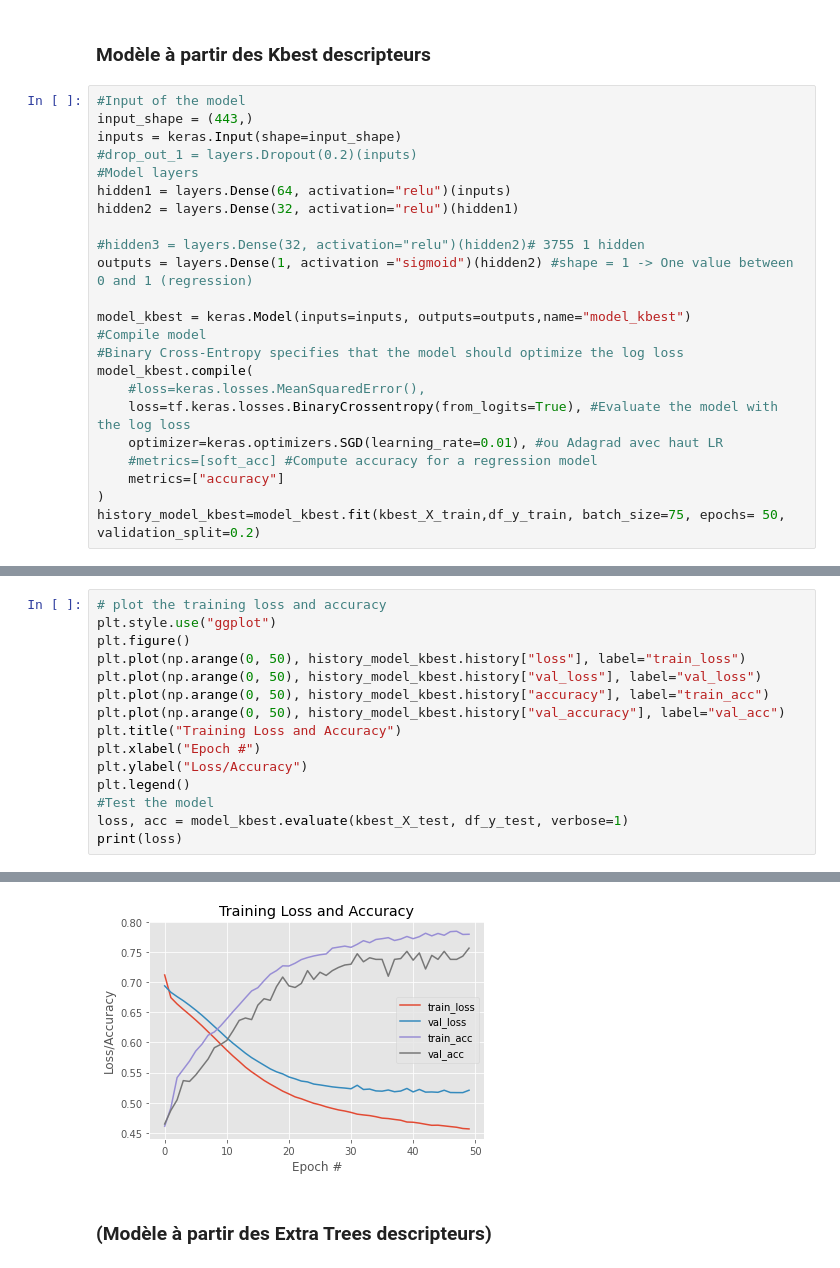
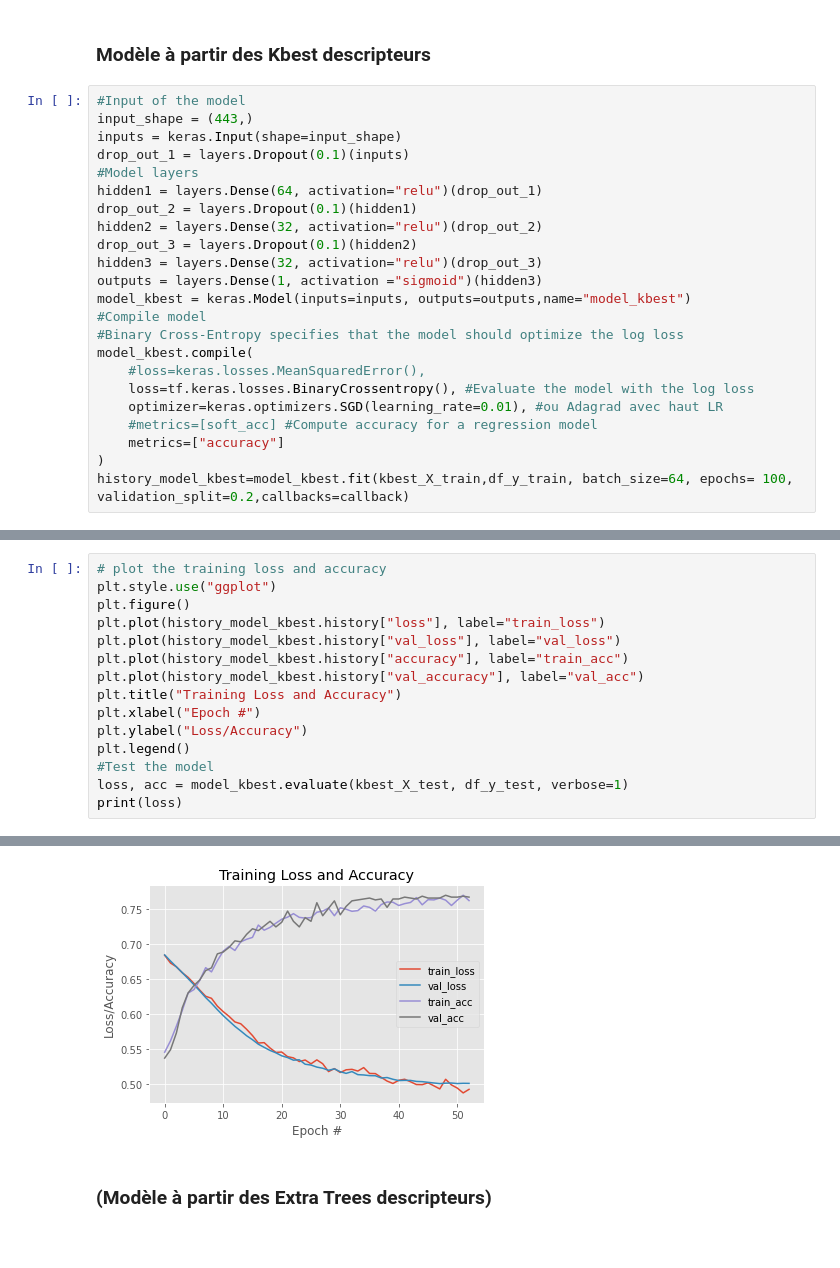
Before and after one commit to flotep/bioresponse, a Jupyter notebook: bioresponse.ipynb, the cells around one changed output, grey strips where cells are left out. Cells and saved outputs as stored; diff of their text form.

```diff
--- a/bioresponse.ipynb
+++ b/bioresponse.ipynb
@@ -1125,23 +1183,23 @@ print(loss)
 #Input of the model
 input_shape = (443,)
 inputs = keras.Input(shape=input_shape)
-#drop_out_1 = layers.Dropout(0.2)(inputs)
+drop_out_1 = layers.Dropout(0.1)(inputs)
 #Model layers
-hidden1 = layers.Dense(64, activation="relu")(inputs)
-hidden2 = layers.Dense(32, activation="relu")(hidden1)
-
-#hidden3 = layers.Dense(32, activation="relu")(hidden2)# 3755 1 hidden
-outputs = layers.Dense(1, activation ="sigmoid")(hidden2) #shape = 1 -> One value between 0 and 1 (regression)
-
+hidden1 = layers.Dense(64, activation="relu")(drop_out_1)
+drop_out_2 = layers.Dropout(0.1)(hidden1)
+hidden2 = layers.Dense(32, activation="relu")(drop_out_2)
+drop_out_3 = layers.Dropout(0.1)(hidden2)
+hidden3 = layers.Dense(32, activation="relu")(drop_out_3)
+outputs = layers.Dense(1, activation ="sigmoid")(hidden3)
 model_kbest = keras.Model(inputs=inputs, outputs=outputs,name="model_kbest")
 #Compile model
 #Binary Cross-Entropy specifies that the model should optimize the log loss
 model_kbest.compile(
     #loss=keras.losses.MeanSquaredError(),
-    loss=tf.keras.losses.BinaryCrossentropy(from_logits=True), #Evaluate the model with the log loss
+    loss=tf.keras.losses.BinaryCrossentropy(), #Evaluate the model with the log loss
     optimizer=keras.optimizers.SGD(learning_rate=0.01), #ou Adagrad avec haut LR
     #metrics=[soft_acc] #Compute accuracy for a regression model
     metrics=["accuracy"]
 )
-history_model_kbest=model_kbest.fit(kbest_X_train,df_y_train, batch_size=75, epochs= 50, validation_split=0.2)
+history_model_kbest=model_kbest.fit(kbest_X_train,df_y_train, batch_size=64, epochs= 100, validation_split=0.2,callbacks=callback)
 # %% [output]
@@ -1166,10 +1224,10 @@ Epoch 50/50
 # plot the training loss and accuracy
 plt.style.use("ggplot")
 plt.figure()
-plt.plot(np.arange(0, 50), history_model_kbest.history["loss"], label="train_loss")
-plt.plot(np.arange(0, 50), history_model_kbest.history["val_loss"], label="val_loss")
-plt.plot(np.arange(0, 50), history_model_kbest.history["accuracy"], label="train_acc")
-plt.plot(np.arange(0, 50), history_model_kbest.history["val_accuracy"], label="val_acc")
+plt.plot(history_model_kbest.history["loss"], label="train_loss")
+plt.plot(history_model_kbest.history["val_loss"], label="val_loss")
+plt.plot(history_model_kbest.history["accuracy"], label="train_acc")
+plt.plot(history_model_kbest.history["val_accuracy"], label="val_acc")
 plt.title("Training Loss and Accuracy")
 plt.xlabel("Epoch #")
 plt.ylabel("Loss/Accuracy")
@@ -1183,4 +1241,4 @@ print(loss)
-[figure, old version]
+[figure, new version]
 # %% [markdown]
 ### (Modèle à partir des Extra Trees descripteurs)
 # %%
```
Also changed, not shown: parts of 101 cells of this notebook.
